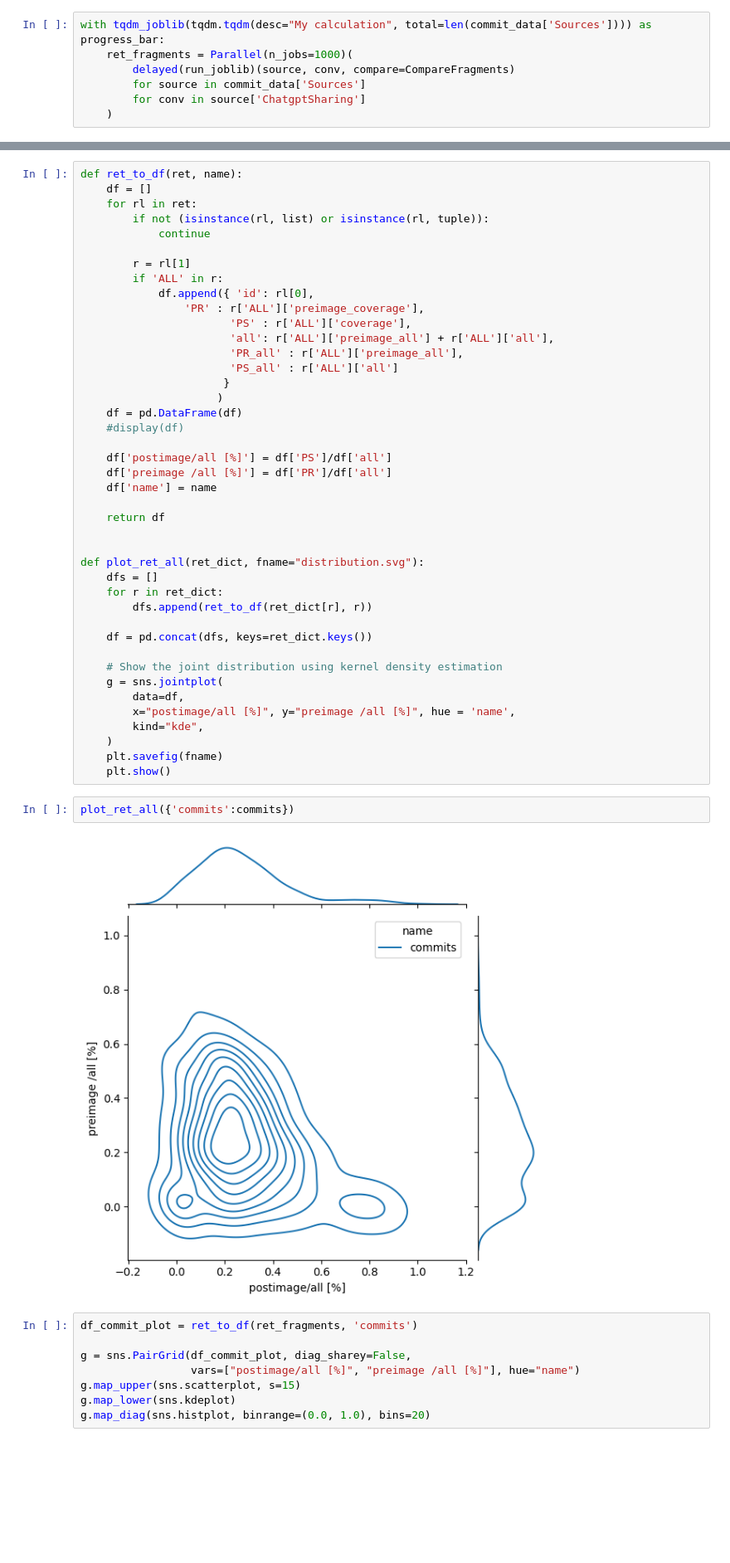
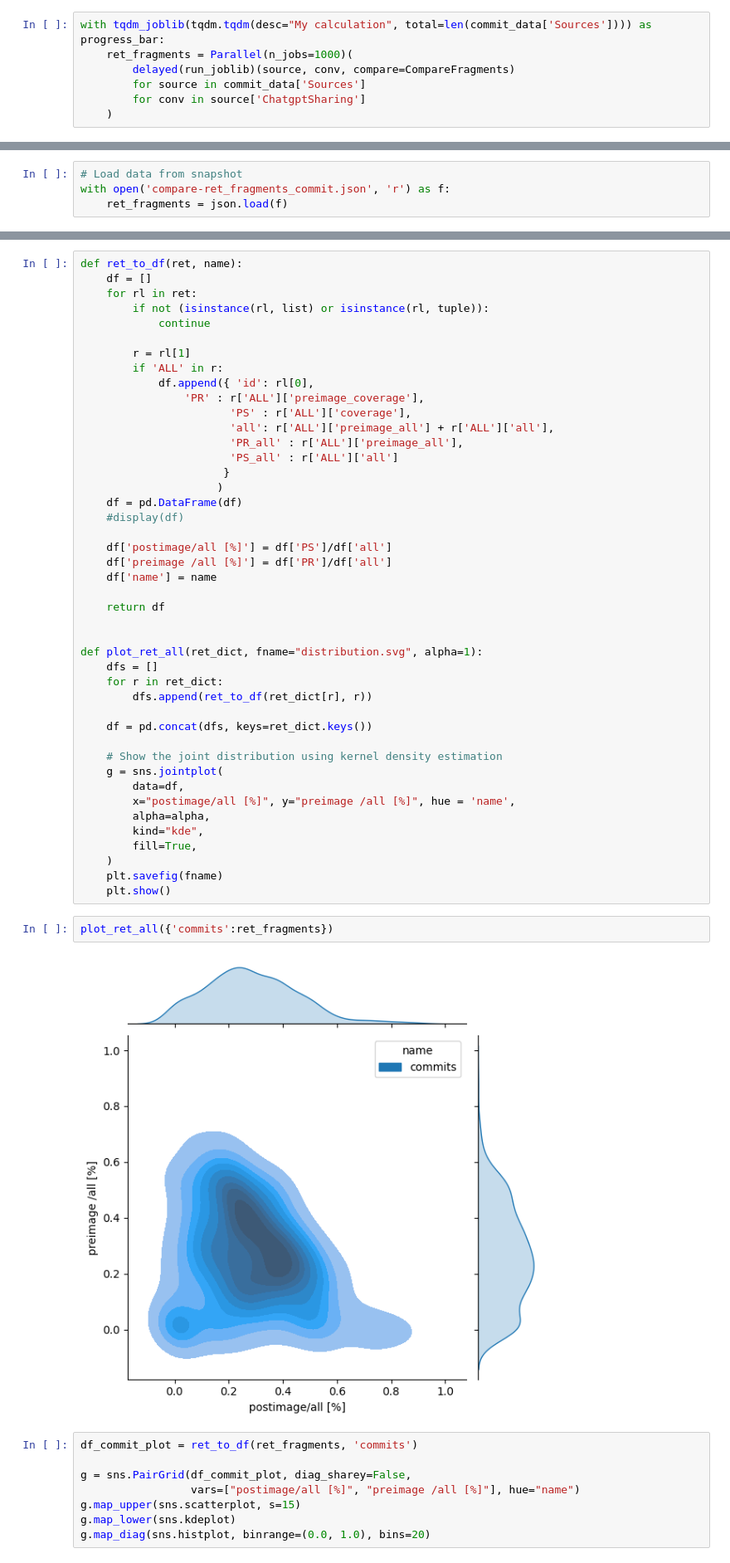
Before and after one commit to ncusi/MSR_Challenge_2024, a Jupyter notebook: notebooks/compare.ipynb, the cells around one changed output, grey strips where cells are left out. Shown at 83% size. Cells and saved outputs as stored; diff of their text form; blank space fills up the shorter version.

Commit message:
added new kinds of plots

```diff
--- a/notebooks/compare.ipynb
+++ b/notebooks/compare.ipynb
@@ -269,5 +267,9 @@ plot_ret(ret_fragments)
 with open('compare-ret_fragments_commit.json', 'w') as f:
     json.dump(ret_fragments, f)
+# %%
+# Load data from snapshot
+with open('compare-ret_fragments_commit.json', 'r') as f:
+    ret_fragments = json.load(f)
 # %%
 def plot_ret_pre(ret):
     df = []
@@ -318,7 +320,7 @@ def ret_to_df(ret, name):
     return df
 
 
-def plot_ret_all(ret_dict, fname="distribution.svg"):
+def plot_ret_all(ret_dict, fname="distribution.svg", alpha=1):
     dfs = []
     for r in ret_dict:
         dfs.append(ret_to_df(ret_dict[r], r))
@@ -329,14 +331,16 @@ def plot_ret_all(ret_dict, fname="distribution.svg"):
     g = sns.jointplot(
         data=df,
         x="postimage/all [%]", y="preimage /all [%]", hue = 'name',
+        alpha=alpha,
         kind="kde",
+        fill=True,
     )
     plt.savefig(fname)
     plt.show()
 # %%
-plot_ret_all({'commits':commits})
+plot_ret_all({'commits':ret_fragments})
 # %% [output]
-[figure, old version]
+[figure, new version]
 # %%
 df_commit_plot = ret_to_df(ret_fragments, 'commits')
 
```
Also changed, not shown: parts of 14 cells of this notebook.
